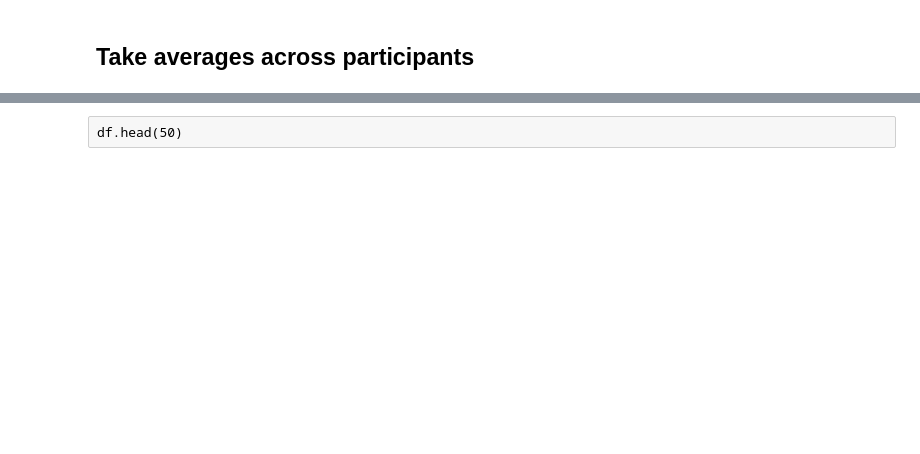
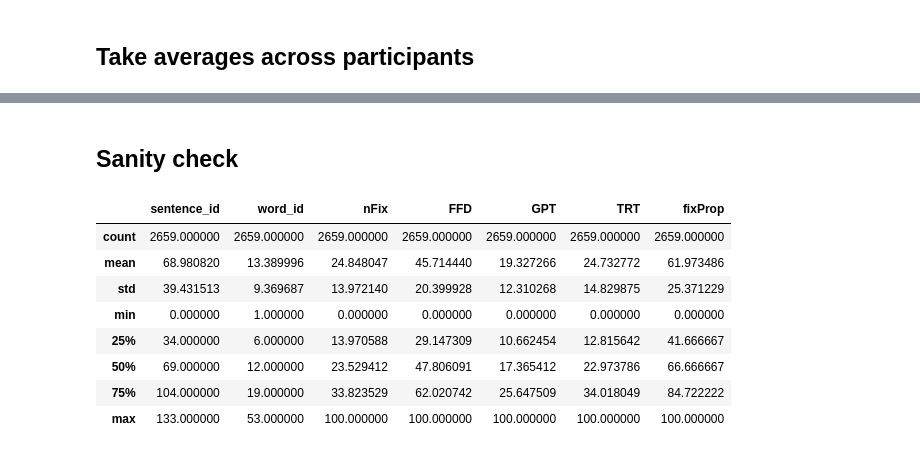
Before and after one commit to SPOClab-ca/cmcl-shared-task, a Jupyter notebook: notebooks/ProvoProcess.ipynb, the cells around one changed output, grey strips where cells are left out. Cells and saved outputs as stored; diff of their text form; code cells hidden in the pictures; blank space fills up the shorter version.

```diff
--- a/notebooks/ProvoProcess.ipynb
+++ b/notebooks/ProvoProcess.ipynb
@@ -64,2 +60,0 @@ df.groupby(['sentence_id', 'word_id'])['nFix'].apply(lambda column: column.sum()
-# %% [raw]
-df.head(50)
@@ -65,0 +71,14 @@ df.head(50)
+# %% [markdown]
+## Sanity check
+# %%
+agg_df.describe()
+# %% [output]
+|  | sentence_id | word_id | nFix | FFD | GPT | TRT | fixProp |
+| count | 2659.000000 | 2659.000000 | 2659.000000 | 2659.000000 | 2659.000000 | 2659.000000 | 2659.000000 |
+| mean | 68.980820 | 13.389996 | 24.848047 | 45.714440 | 19.327266 | 24.732772 | 61.973486 |
+| std | 39.431513 | 9.369687 | 13.972140 | 20.399928 | 12.310268 | 14.829875 | 25.371229 |
+| min | 0.000000 | 1.000000 | 0.000000 | 0.000000 | 0.000000 | 0.000000 | 0.000000 |
+| 25% | 34.000000 | 6.000000 | 13.970588 | 29.147309 | 10.662454 | 12.815642 | 41.666667 |
+| 50% | 69.000000 | 12.000000 | 23.529412 | 47.806091 | 17.365412 | 22.973786 | 66.666667 |
+| 75% | 104.000000 | 19.000000 | 33.823529 | 62.020742 | 25.647509 | 34.018049 | 84.722222 |
+| max | 133.000000 | 53.000000 | 100.000000 | 100.000000 | 100.000000 | 100.000000 | 100.000000 |
```
Also changed, not shown: parts of 8 cells of this notebook, 2 other files.
